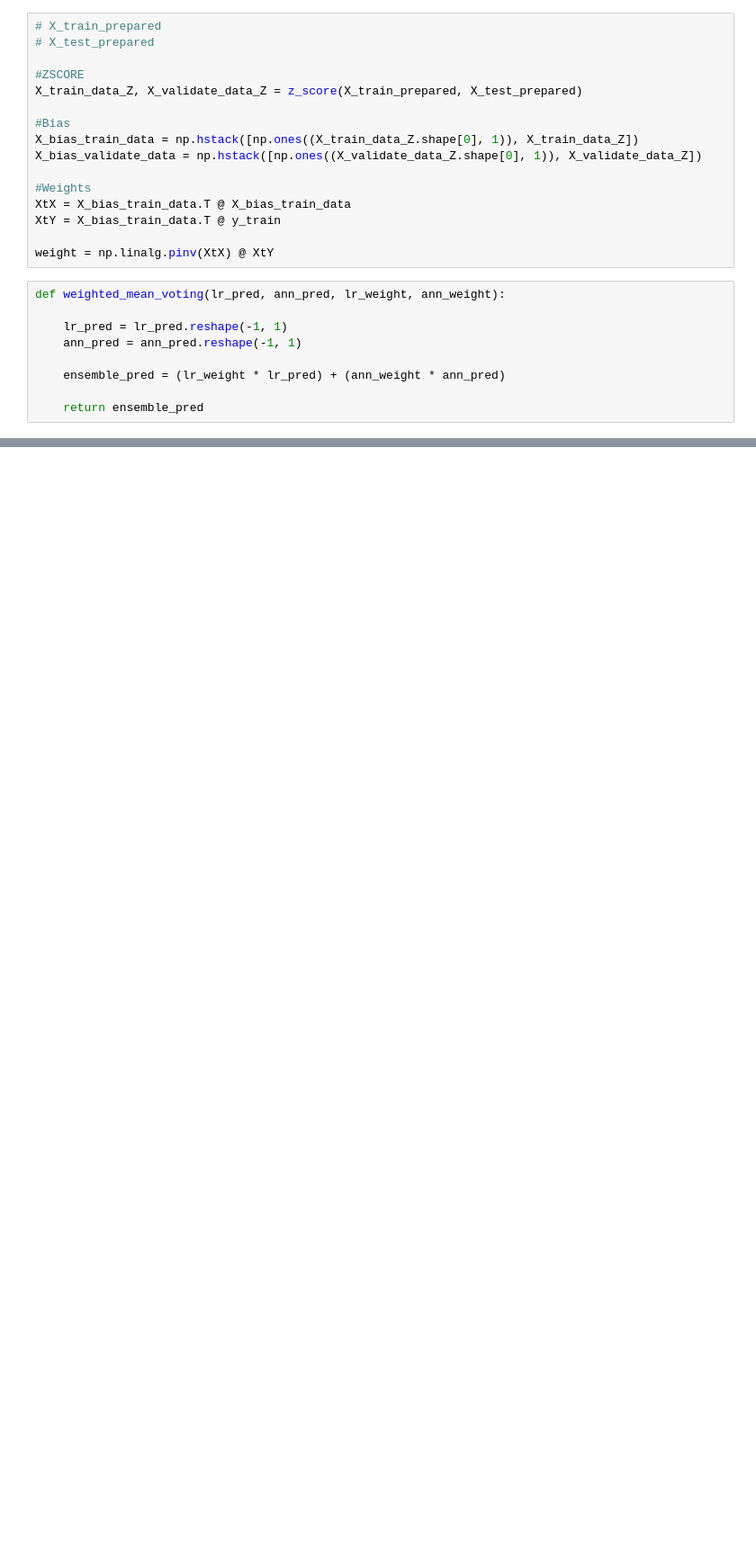
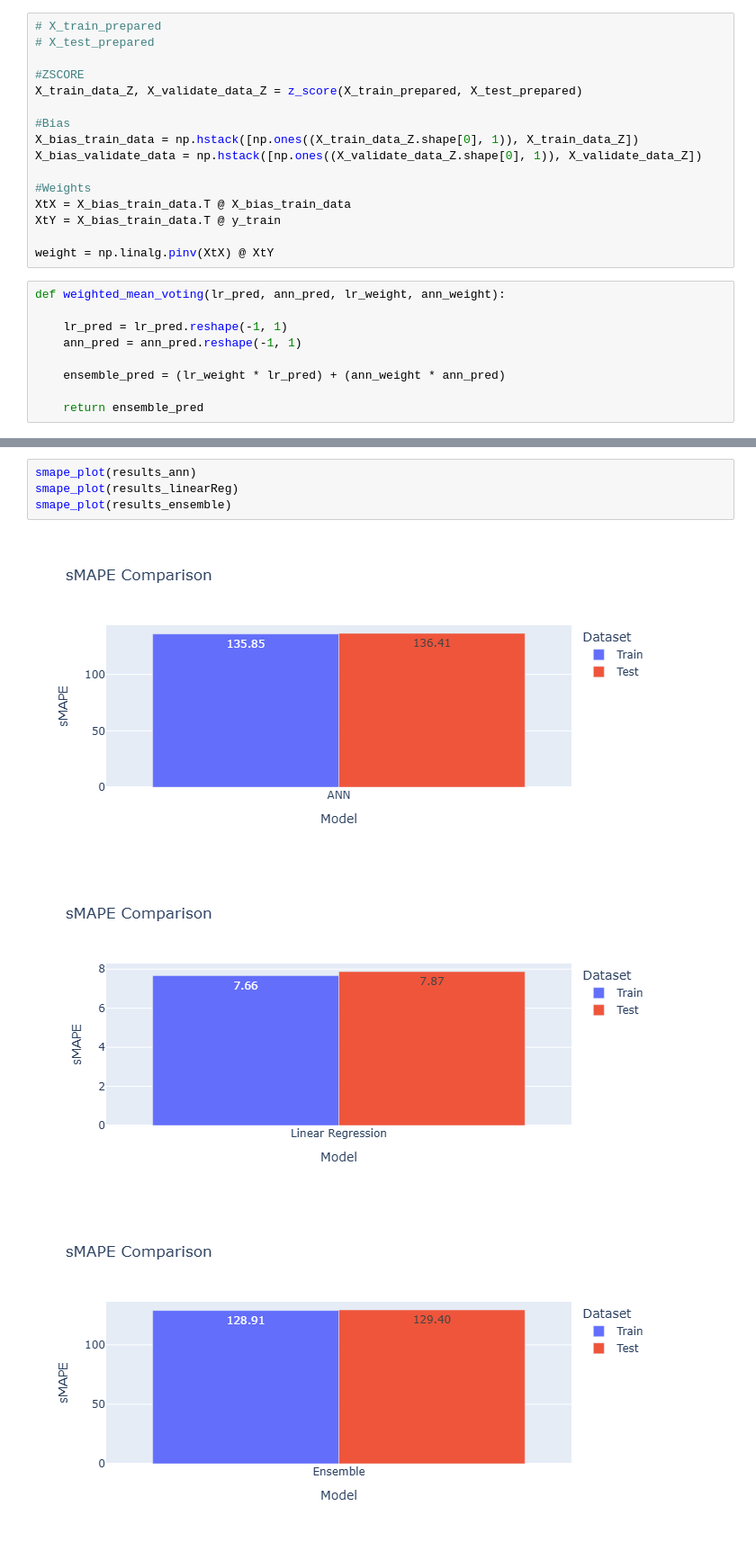
Before and after one commit to TimothyHHMai/World-Energy-Consumption, a Jupyter notebook: notebooks/ensemble.ipynb, the cells around one changed output, grey strips where cells are left out. Shown at 90% size. Saved outputs shown, nothing was run; the diff lists cells and outputs as text; blank space fills up the shorter version.

```diff
--- a/notebooks/ensemble.ipynb
+++ b/notebooks/ensemble.ipynb
@@ -71,0 +149,8 @@ Train sMAPE: 128.79%
+# %%
+smape_plot(results_ann)
+smape_plot(results_linearReg)
+smape_plot(results_ensemble)
+# %% [output]
+[figure, added]
+[figure, added]
+[figure, added]
```
Also changed, not shown: parts of 8 cells of this notebook, 2 other files.
